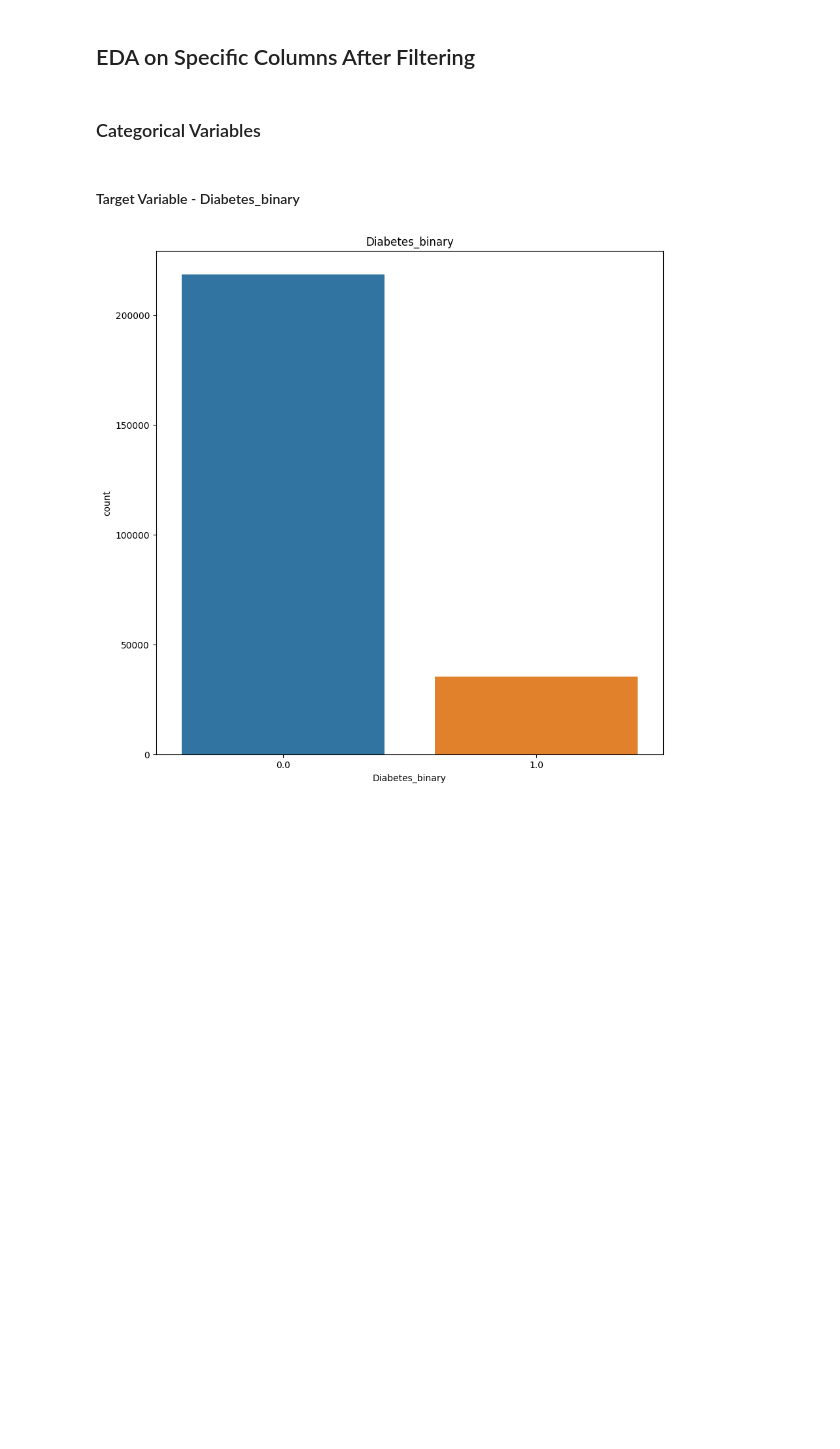
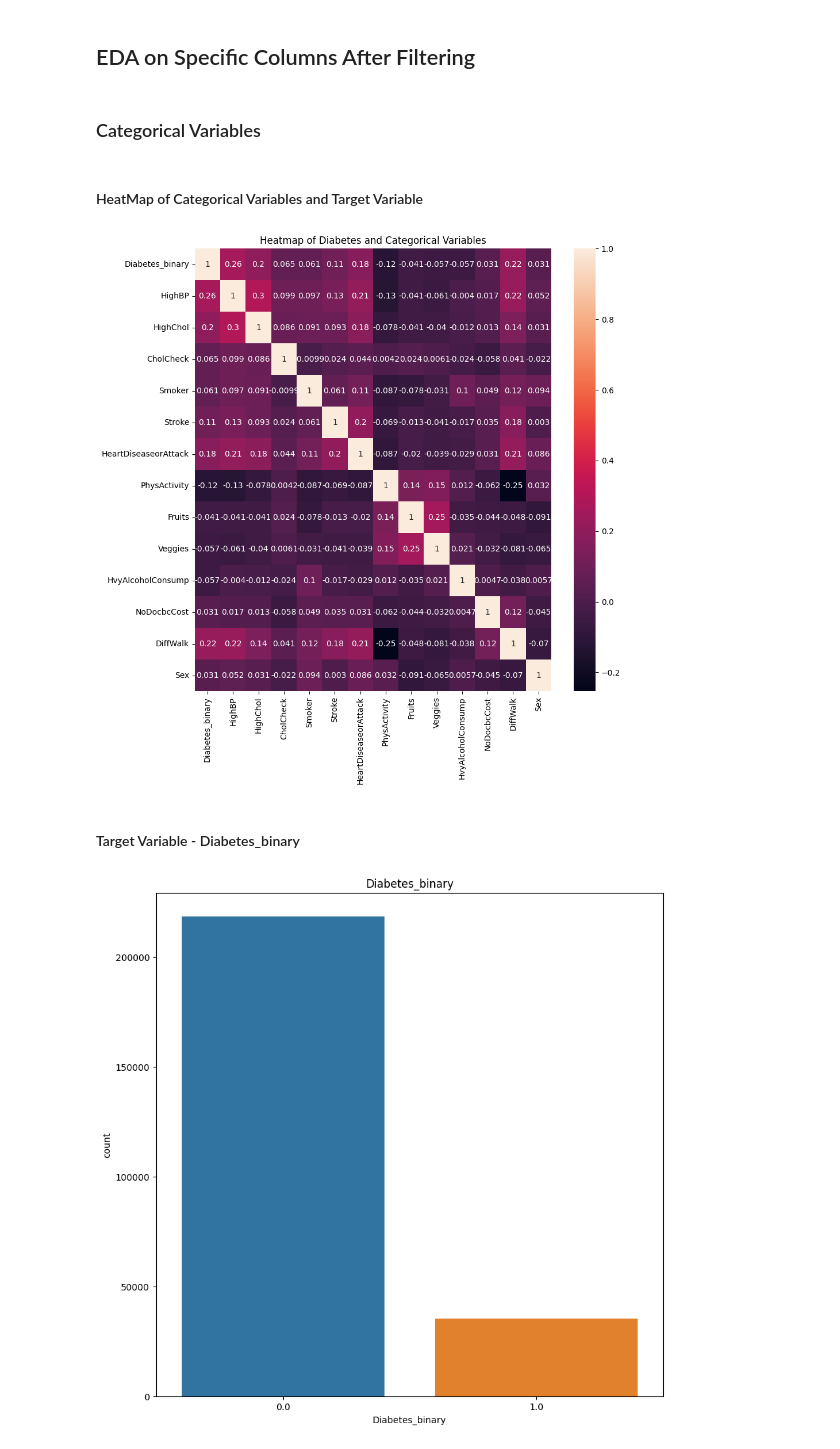
Before and after one commit to RileyLeo/Diabetes-Prediction-ML, a Jupyter notebook: notebook.ipynb, the cells around one changed output. Cells and saved outputs as stored; diff of their text form; code cells hidden in the pictures; blank space fills up the shorter version.

```diff
--- a/notebook.ipynb
+++ b/notebook.ipynb
@@ -58,3 +62,12 @@ def create_pi_chart_for_categorical_variables(df, column_name, title):
     df[column_name].value_counts().plot.pie(autopct='%1.1f%%')
     plt.title(title)
     plt.show()
+# %%
+def create_heat_map(df, title):
+    """
+    This function creates heat map for categorical variables.
+    """
+    plt.figure(figsize=(10, 10))
+    sns.heatmap(df.corr(), annot=True)
+    plt.title(title)
+    plt.show()
@@ -363,6 +385,18 @@ diabetes_health_indicators_data_after_feature_selection.shape
 ## EDA on Specific Columns After Filtering
 # %% [markdown]
 ### Categorical Variables
+# %% [markdown]
+#### HeatMap of Categorical Variables and Target Variable
+# %%
+#  remove insignificant columns from categorical variables list
+categorical_variables_after_filtering = diabetes_health_indicators_data_binary_columns.copy()
+# p/s TIL that you can't combine commands to remove items from a list ._.
+# (most likely because .remove is a method or something)
+categorical_variables_after_filtering.remove('AnyHealthcare')
+create_heat_map(diabetes_health_indicators_data_after_feature_selection[categorical_variables_after_filtering],
+                'Heatmap of Diabetes and Categorical Variables')
+# %% [output]
+[figure, added]
 # %% [markdown]
 #### Target Variable - Diabetes_binary
 # %%
```
Also changed, not shown: parts of 8 cells of this notebook, 1 other file.
